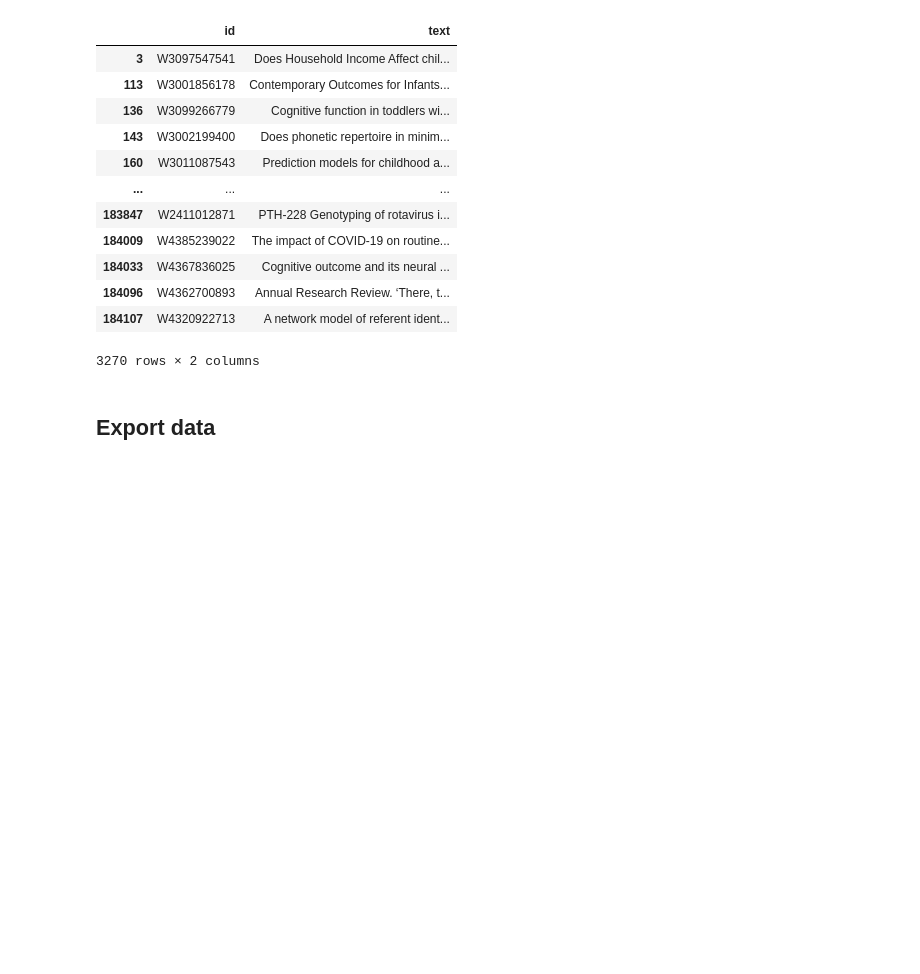
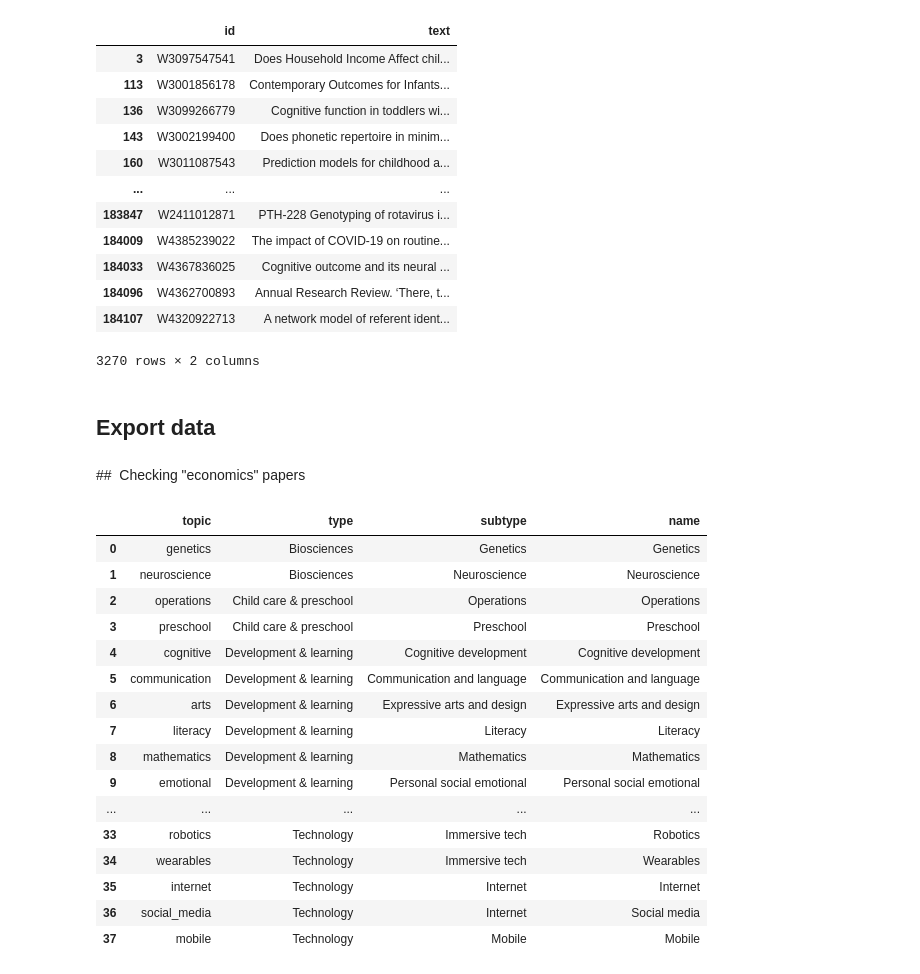
Before and after one commit to nestauk/discovery_child_development, a Jupyter notebook: discovery_child_development/analysis/initial_results/06_analysis_openalex.ipynb, the cells around one changed output. Drawn from its saved outputs; the diff is of its cells as text; code cells hidden in the pictures; blank space fills up the shorter version.

```diff
--- a/discovery_child_development/analysis/initial_results/06_analysis_openalex.ipynb
+++ b/discovery_child_development/analysis/initial_results/06_analysis_openalex.ipynb
@@ -1047,3 +1071,5 @@ export_df = (
 )
 # %%
 export_df.to_csv(utils.PROJECT_DIR / "outputs/data/tables/openalex_final.csv", index=False)
+# %% [markdown]
+##  Checking "economics" papers
@@ -1049,0 +1079,20 @@ export_df.to_csv(utils.PROJECT_DIR / "outputs/data/tables/openalex_final.csv", i
+# %%
+topics_df
+# %% [output]
+|  | topic | type | subtype | name |
+| 0 | genetics | Biosciences | Genetics | Genetics |
+| 1 | neuroscience | Biosciences | Neuroscience | Neuroscience |
+| 2 | operations | Child care & preschool | Operations | Operations |
+| 3 | preschool | Child care & preschool | Preschool | Preschool |
+| 4 | cognitive | Development & learning | Cognitive development | Cognitive development |
+| 5 | communication | Development & learning | Communication and language | Communication and language |
+| 6 | arts | Development & learning | Expressive arts and design | Expressive arts and design |
+| 7 | literacy | Development & learning | Literacy | Literacy |
+| 8 | mathematics | Development & learning | Mathematics | Mathematics |
+| 9 | emotional | Development & learning | Personal social emotional | Personal social emotional |
+| ... | ... | ... | ... | ... |
+| 33 | robotics | Technology | Immersive tech | Robotics |
+| 34 | wearables | Technology | Immersive tech | Wearables |
+| 35 | internet | Technology | Internet | Internet |
+| 36 | social_media | Technology | Internet | Social media |
+| 37 | mobile | Technology | Mobile | Mobile |
```
Also changed, not shown: parts of 11 cells of this notebook, 7 other files.
